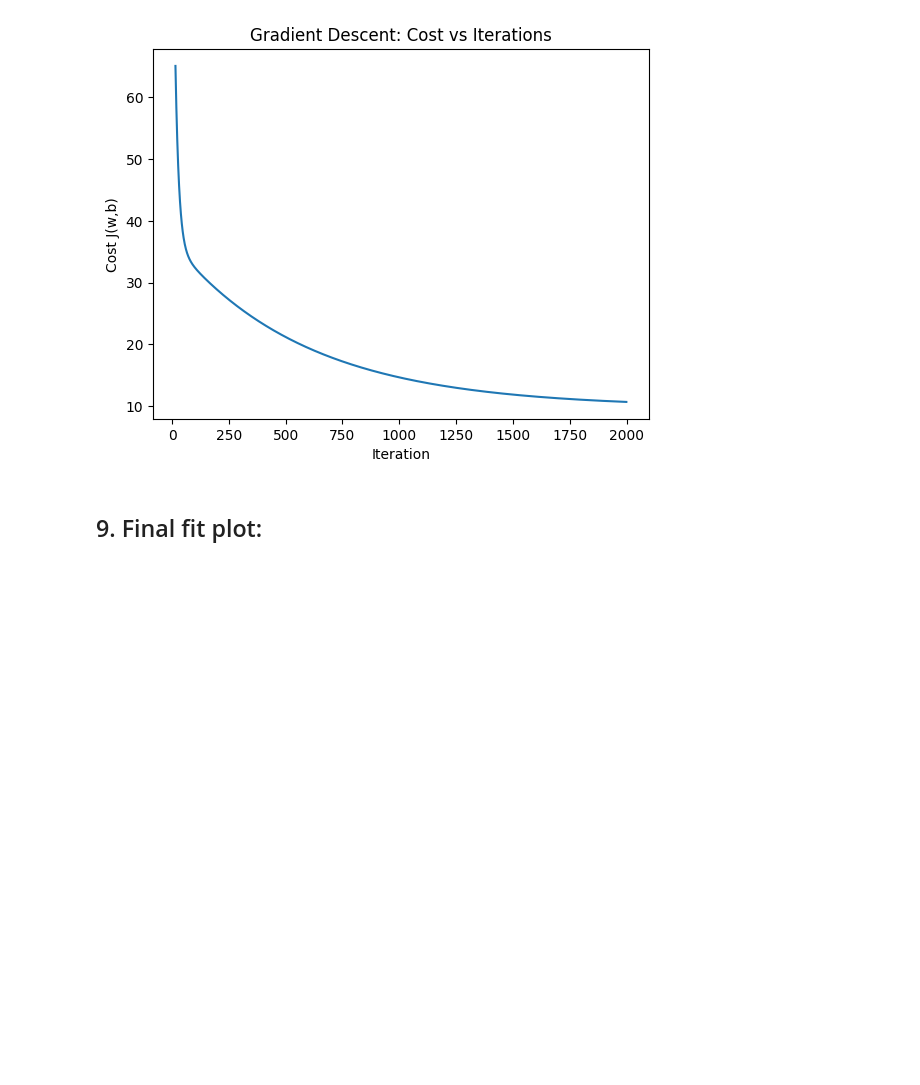
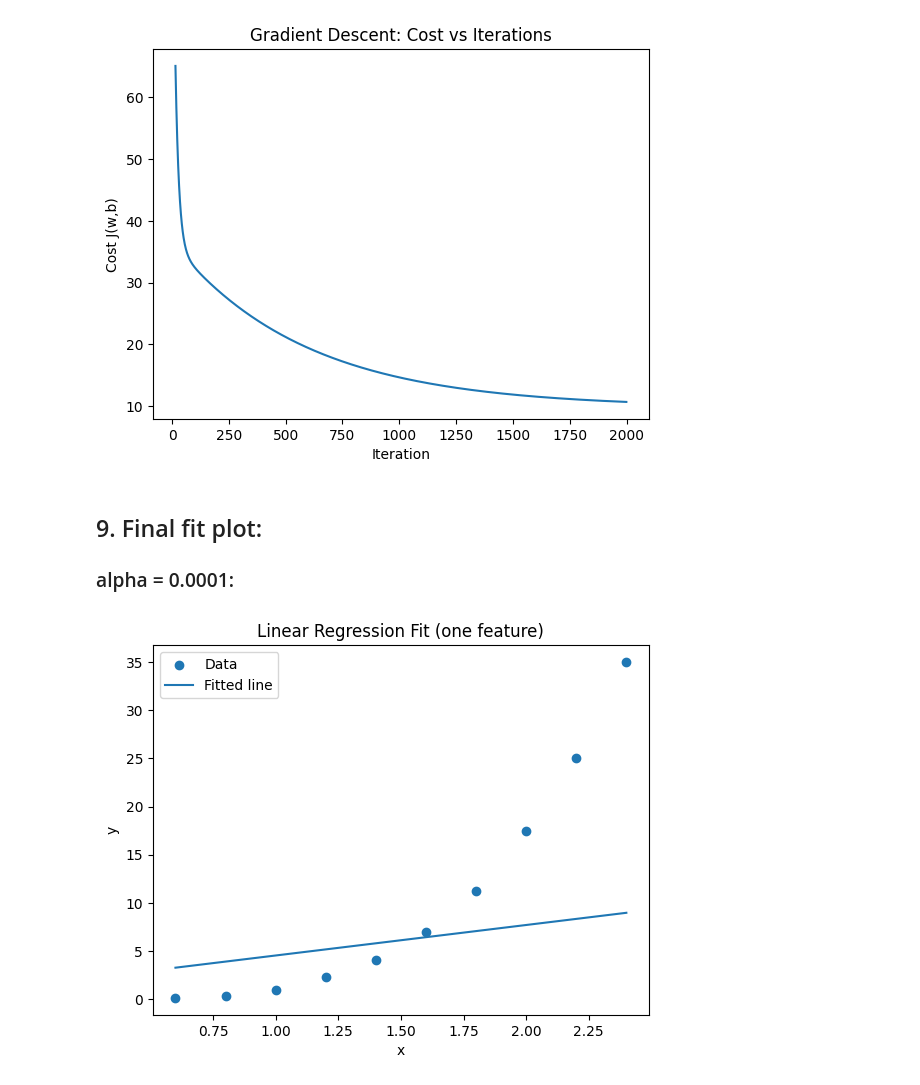
Before and after one commit to andrescalderonr/Stellar-luminosity-Andres-Calderon, a Jupyter notebook: 01_part1_linreg_1feature.ipynb, the cells around one changed output. Saved outputs shown, nothing was run; the diff lists cells and outputs as text; code cells hidden in the pictures; blank space fills up the shorter version.

```diff
--- a/01_part1_linreg_1feature.ipynb
+++ b/01_part1_linreg_1feature.ipynb
@@ -441,13 +441,17 @@ plt.show()
 [figure]
 # %% [markdown]
 ## 9. Final fit plot:
+
+### alpha = 0.0001:
 # %%
 plt.figure()
 plt.scatter(M, L, label="Data")
-y_pred = predict(M, w_learned, b_learned)
+y_pred = predict(M, w_learned_00001, b_learned_00001)
 plt.plot(M, y_pred, label="Fitted line")
 plt.xlabel("x")
 plt.ylabel("y")
 plt.title("Linear Regression Fit (one feature)")
 plt.legend()
 plt.show()
+# %% [output]
+[figure, added]
```
Also changed, not shown: parts of 10 cells of this notebook.
